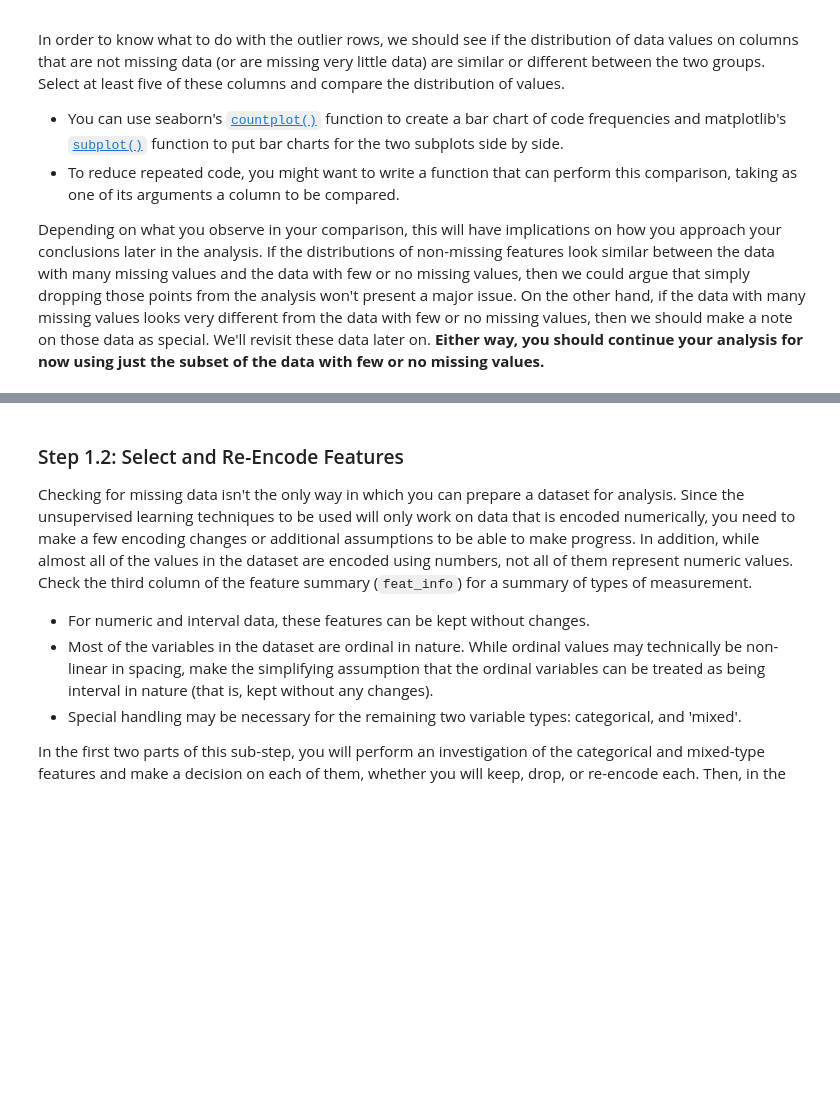
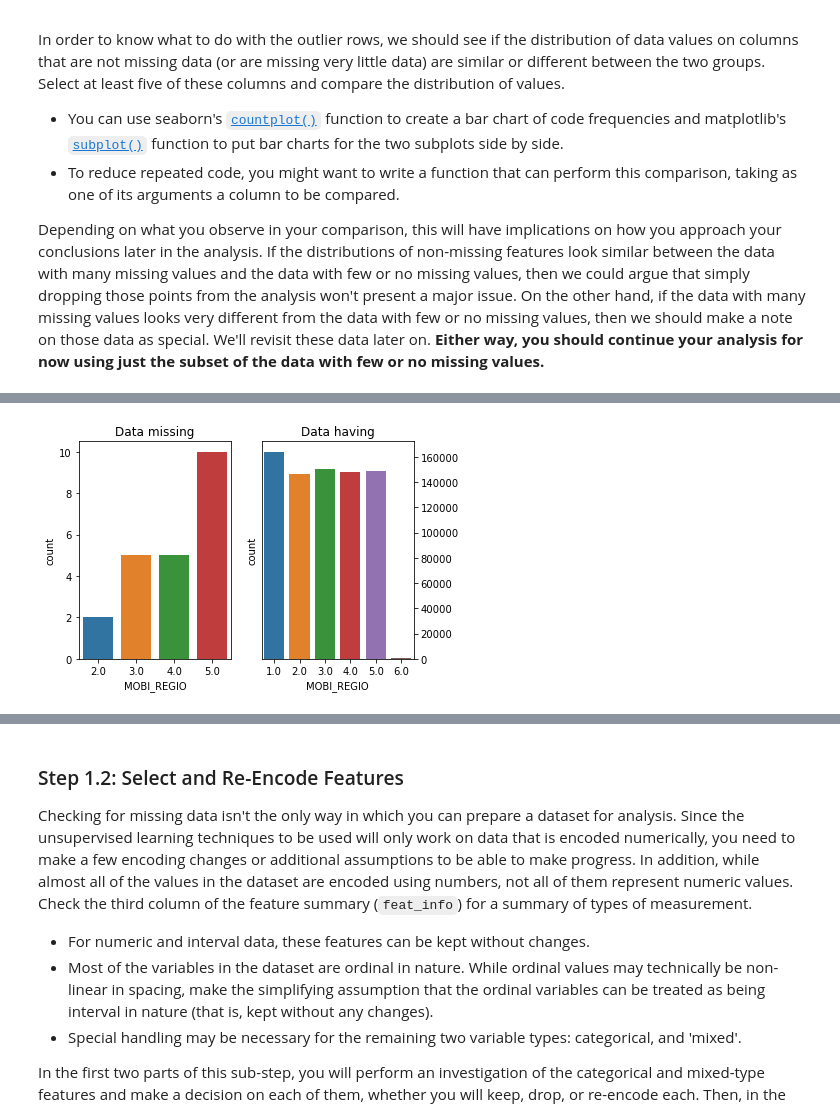
Before and after one commit to sinthaswe/identify-cust-segments, a Jupyter notebook: Identify_Customer_Segments.ipynb, the cells around one changed output, grey strips where cells are left out. Drawn from its saved outputs; the diff is of its cells as text; code cells hidden in the pictures; blank space fills up the shorter version.

```diff
--- a/Identify_Customer_Segments.ipynb
+++ b/Identify_Customer_Segments.ipynb
@@ -367,0 +407,4 @@ Depending on what you observe in your comparison, this will have implications on
+# %%
+plot_col_dist('MOBI_REGIO')
+# %% [output]
+[figure, added]
```
Also changed, not shown: parts of 40 cells of this notebook.
